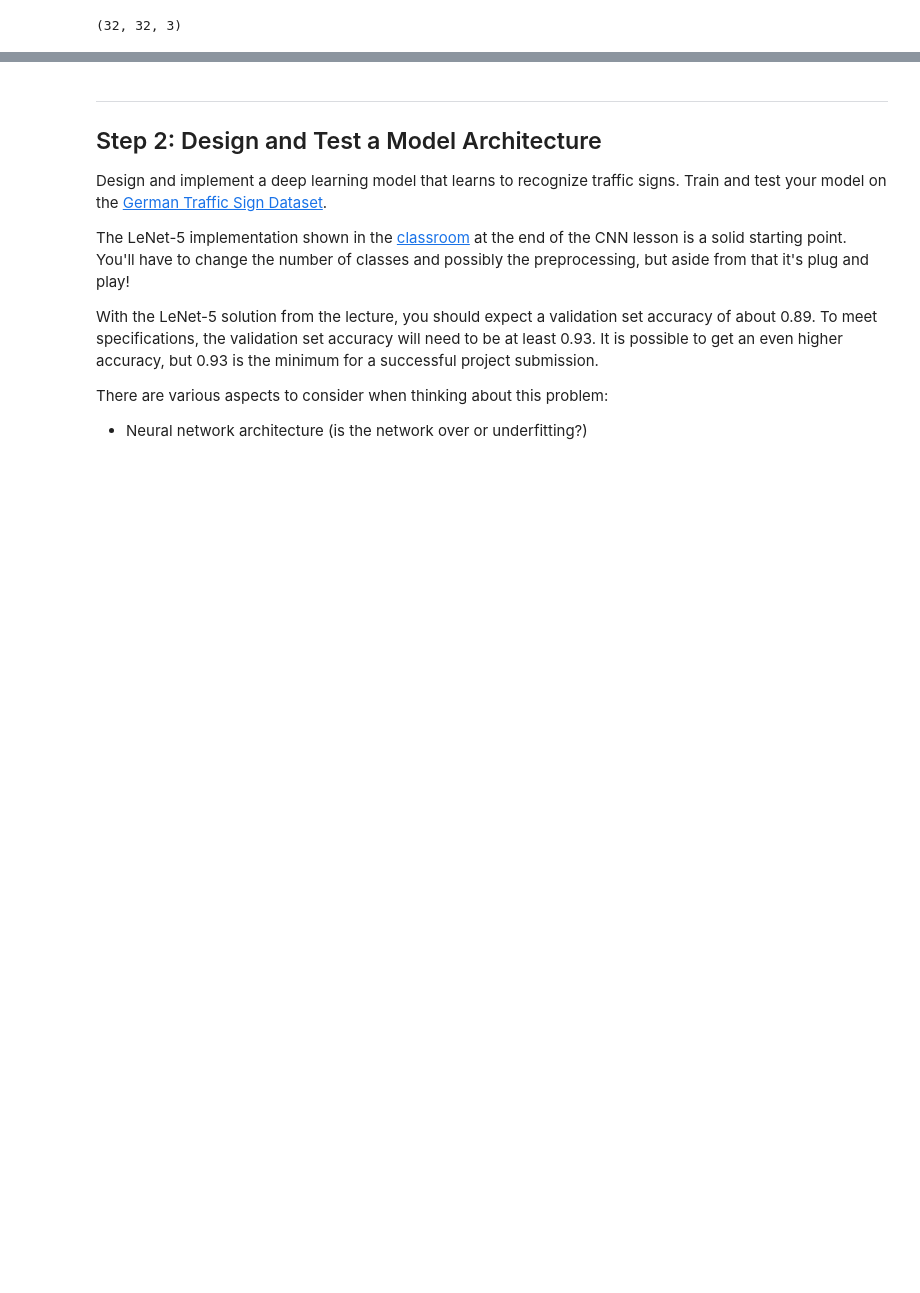
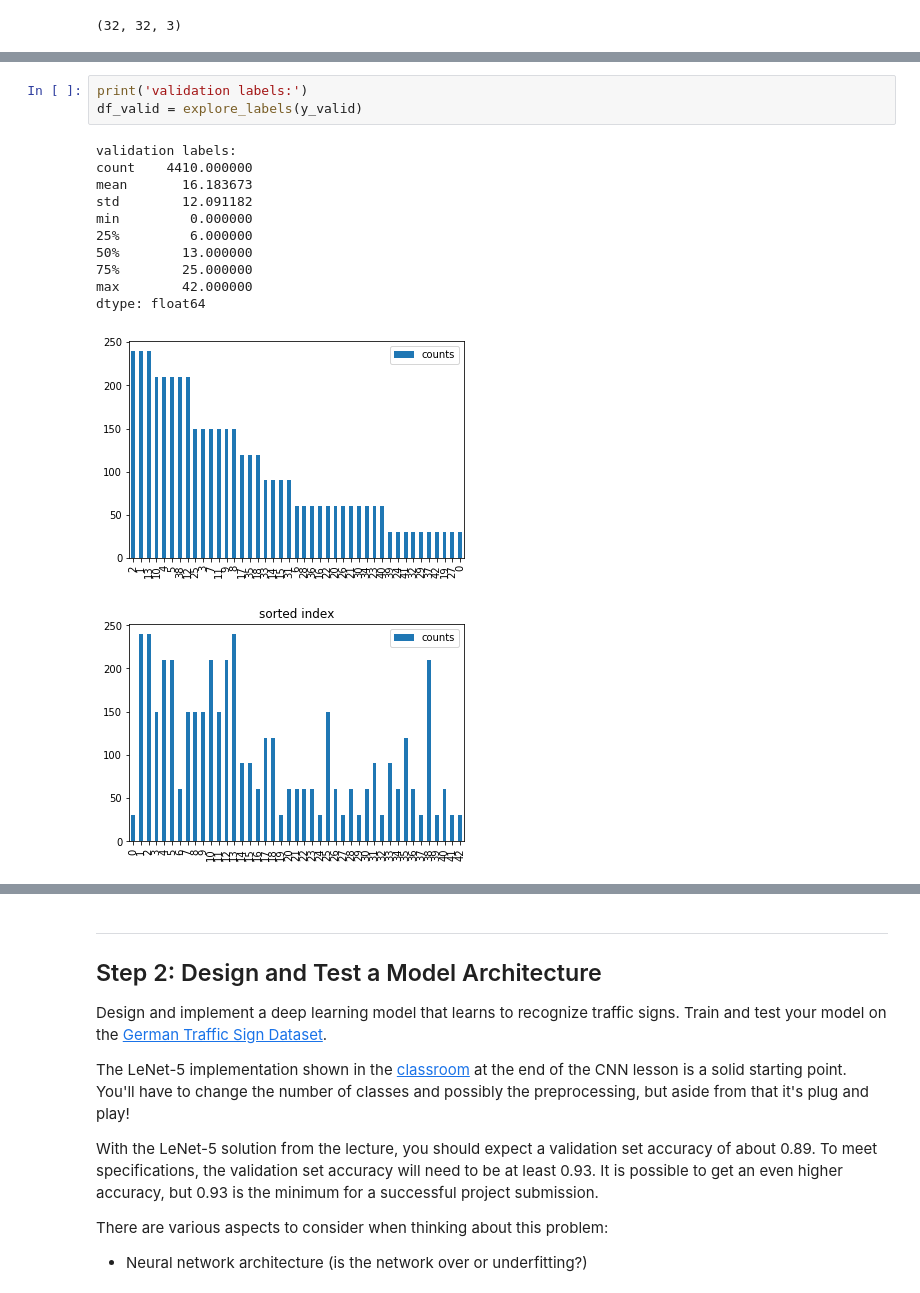
Before and after one commit to minkvsky/CarND-Traffic-Sign-Classifier-Project, a Jupyter notebook: Traffic_Sign_Classifier.ipynb, the cells around one changed output, grey strips where cells are left out. Saved outputs shown, nothing was run; the diff lists cells and outputs as text; blank space fills up the shorter version.

```diff
--- a/Traffic_Sign_Classifier.ipynb
+++ b/Traffic_Sign_Classifier.ipynb
@@ -152,0 +143,16 @@ df.plot.bar()
+# %%
+print('validation labels:')
+df_valid = explore_labels(y_valid)
+# %% [output]
+validation labels:
+count    4410.000000
+mean       16.183673
+std        12.091182
+min         0.000000
+25%         6.000000
+50%        13.000000
+75%        25.000000
+max        42.000000
+dtype: float64
+[figure, added]
+[figure, added]
```
Also changed, not shown: parts of 27 cells of this notebook.
